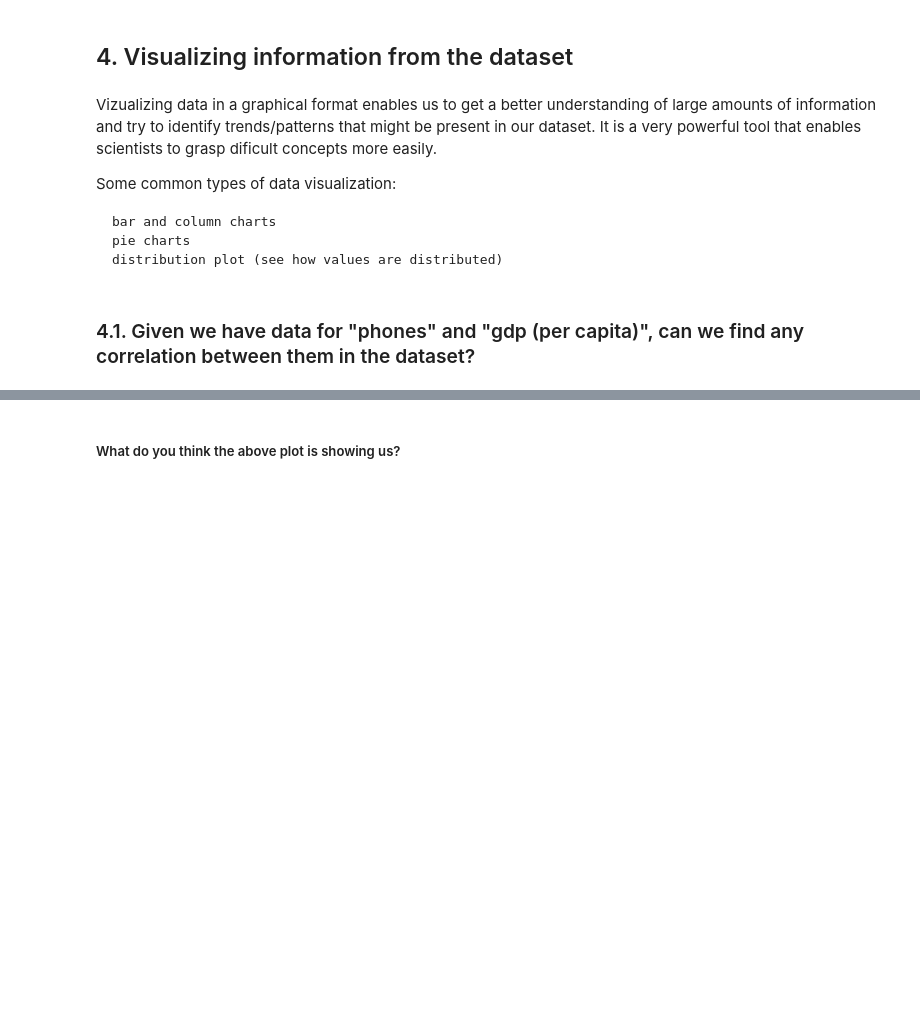
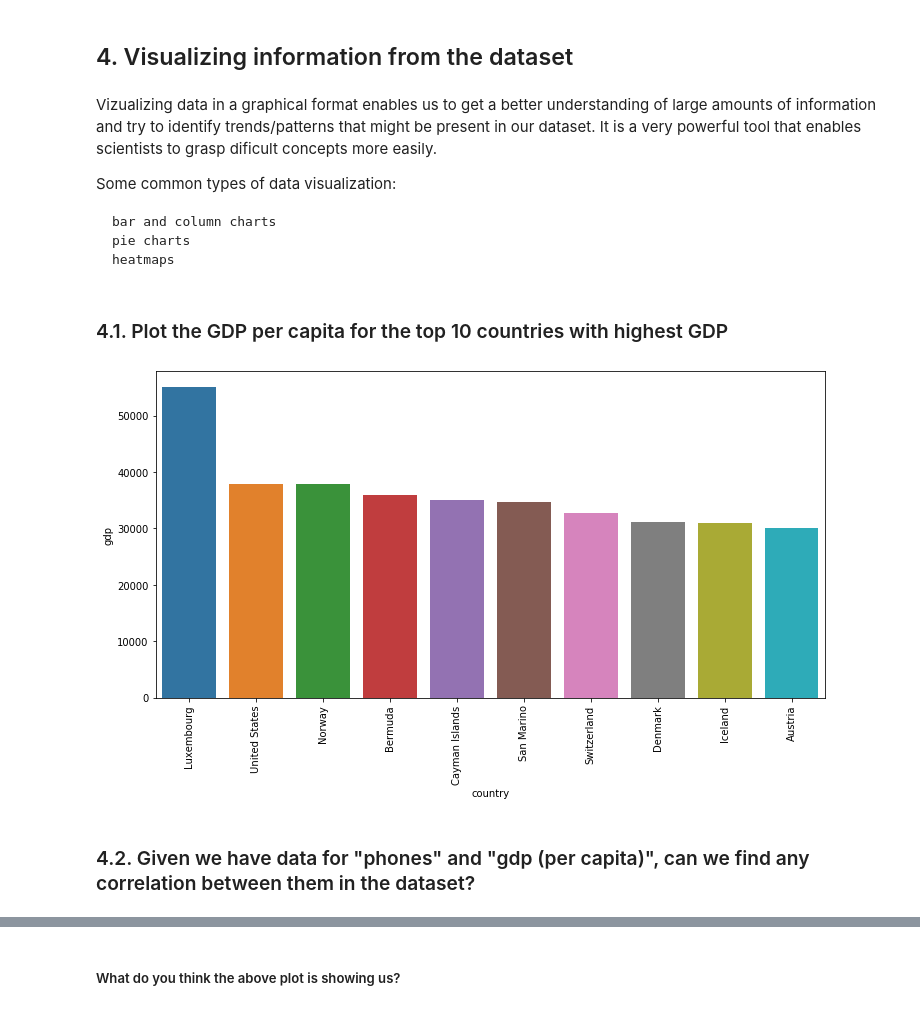
Before and after one commit to sraktale/pygn, a Jupyter notebook: sessions/2/Data Science Intro.ipynb, the cells around one changed output, grey strips where cells are left out. Saved outputs shown, nothing was run; the diff lists cells and outputs as text; code cells hidden in the pictures; blank space fills up the shorter version.

Commit message:
added heatmap and bar plot in session 2 + small changes to session 1

```diff
--- a/sessions/2/Data Science Intro.ipynb
+++ b/sessions/2/Data Science Intro.ipynb
@@ -268,6 +268,16 @@ Some common types of data visualization:
 
     bar and column charts
     pie charts
-    distribution plot (see how values are distributed)
+    heatmaps
+# %% [markdown]
+### 4.1. Plot the GDP per capita for the top 10 countries with highest GDP
+# %%
+top_ten_gdp = data.sort_values(by = 'gdp', ascending = False).head(10)
+plt.subplots(figsize = (12,6))
+sns.barplot(x = 'country', y = 'gdp', data = top_ten_gdp)
+plt.xticks(rotation = 90)
+plt.show()
+# %% [output]
+[figure, added]
 # %% [markdown]
-### 4.1. Given we have data for "phones" and "gdp (per capita)", can we find any correlation between them in the dataset?
+### 4.2. Given we have data for "phones" and "gdp (per capita)", can we find any correlation between them in the dataset?
```
Also changed, not shown: parts of 25 cells of this notebook, 1 other file.
